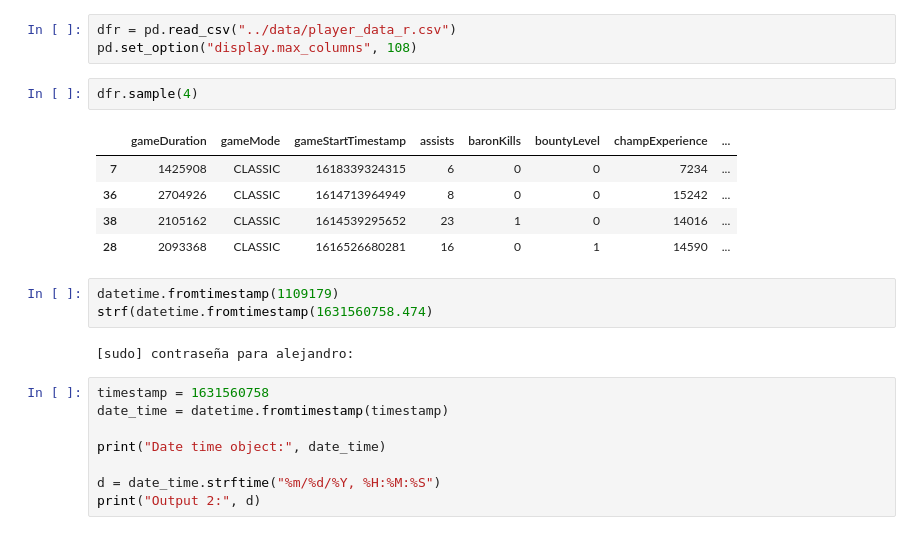
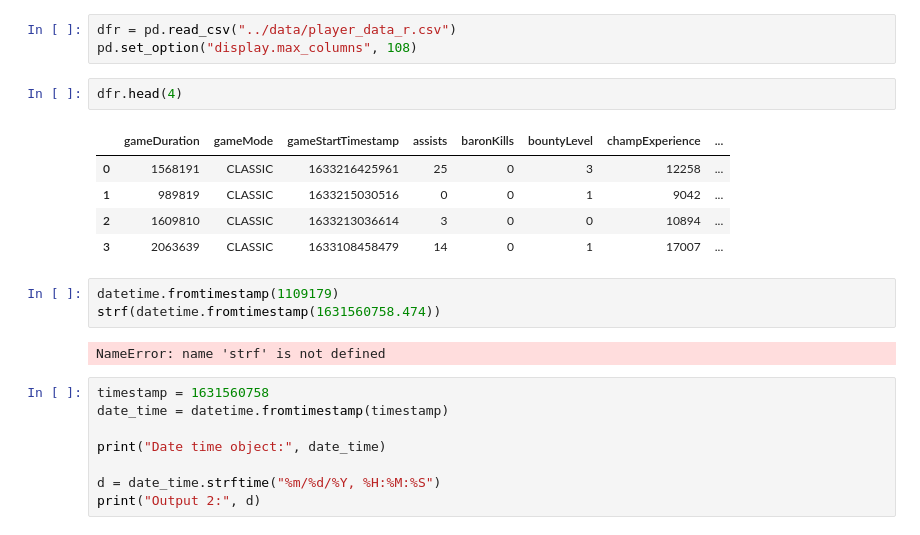
Before and after one commit to jalex141/League-Rank, a Jupyter notebook: notebooks/clean.ipynb, the cells around one changed output. Drawn from its saved outputs; the diff is of its cells as text.

```diff
--- a/notebooks/clean.ipynb
+++ b/notebooks/clean.ipynb
@@ -32,18 +32,18 @@ df.sample(4)
 dfr = pd.read_csv("../data/player_data_r.csv")
 pd.set_option("display.max_columns", 108)
 # %%
-dfr.sample(4)
+dfr.head(4)
 # %% [output]
 |  | gameDuration | gameMode | gameStartTimestamp | assists | baronKills | bountyLevel | champExperience | ... |
-| 7 | 1425908 | CLASSIC | 1618339324315 | 6 | 0 | 0 | 7234 | ... |
-| 36 | 2704926 | CLASSIC | 1614713964949 | 8 | 0 | 0 | 15242 | ... |
-| 38 | 2105162 | CLASSIC | 1614539295652 | 23 | 1 | 0 | 14016 | ... |
-| 28 | 2093368 | CLASSIC | 1616526680281 | 16 | 0 | 1 | 14590 | ... |
+| 0 | 1568191 | CLASSIC | 1633216425961 | 25 | 0 | 3 | 12258 | ... |
+| 1 | 989819 | CLASSIC | 1633215030516 | 0 | 0 | 1 | 9042 | ... |
+| 2 | 1609810 | CLASSIC | 1633213036614 | 3 | 0 | 0 | 10894 | ... |
+| 3 | 2063639 | CLASSIC | 1633108458479 | 14 | 0 | 1 | 17007 | ... |
 # %%
 datetime.fromtimestamp(1109179)
-strf(datetime.fromtimestamp(1631560758.474)
+strf(datetime.fromtimestamp(1631560758.474))
 # %% [output]
-[sudo] contraseña para alejandro:
+NameError: name 'strf' is not defined
 # %%
 timestamp = 1631560758
 date_time = datetime.fromtimestamp(timestamp)
```
Also changed, not shown: parts of 8 cells of this notebook, 3 other files.
